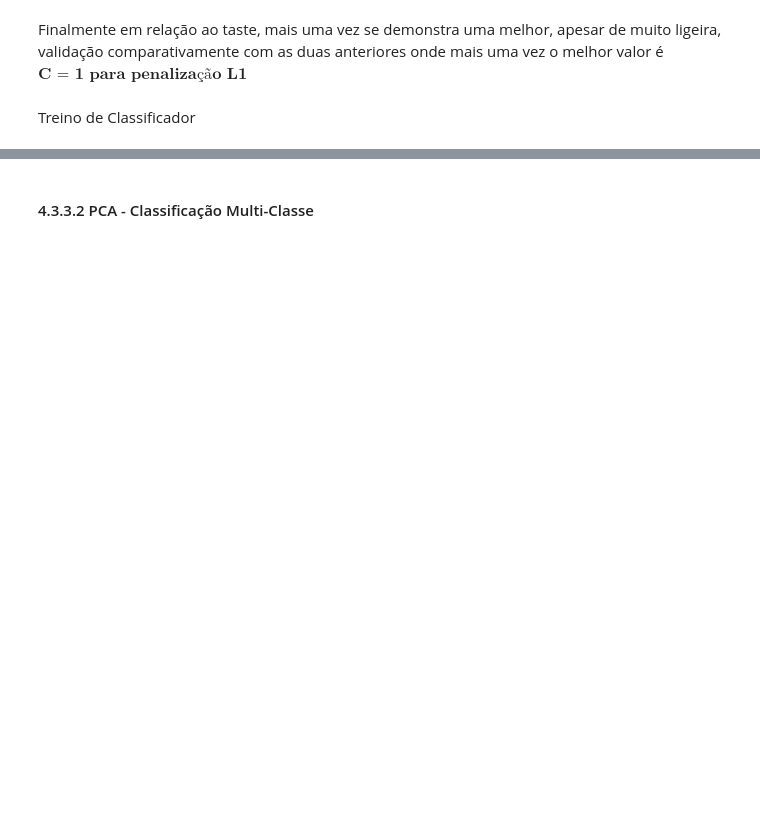
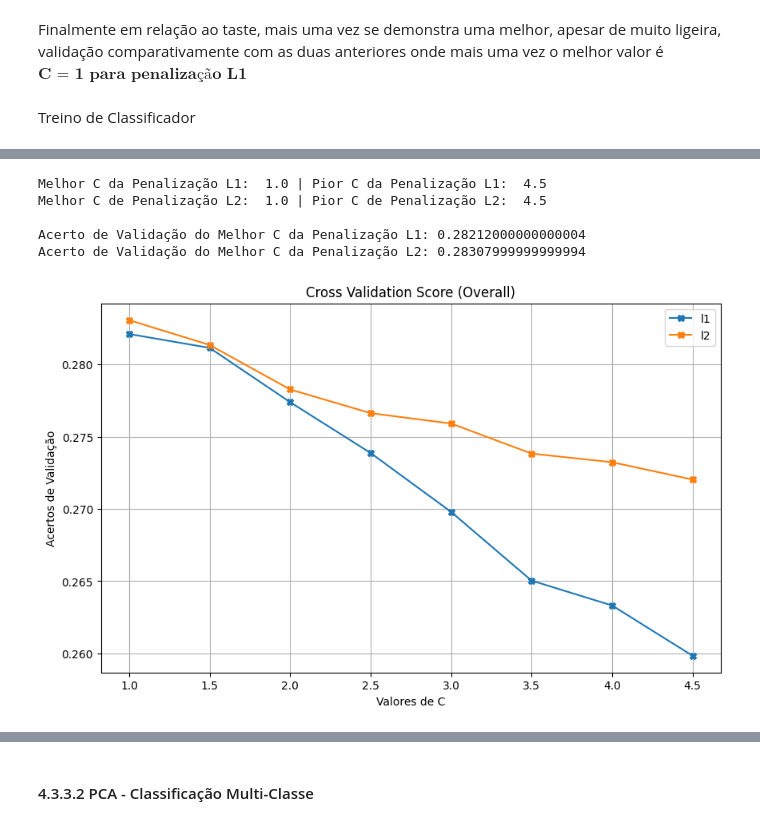
Before and after one commit to DuarteGoncalves04/aa-repo, a Jupyter notebook: Projeto/A46484.ipynb, the cells around one changed output, grey strips where cells are left out. Saved outputs shown, nothing was run; the diff lists cells and outputs as text; code cells hidden in the pictures; blank space fills up the shorter version.

```diff
--- a/Projeto/A46484.ipynb
+++ b/Projeto/A46484.ipynb
@@ -816,0 +885,10 @@ drawConfusionMatrix(CM_tuple)
+# %%
+data = loadFile("Dados/multi/rl/parametrosRegLog_multi_overall")
+crossValidationScore(data,"(Overall)")
+# %% [output]
+Melhor C da Penalização L1:  1.0 | Pior C da Penalização L1:  4.5
+Melhor C de Penalização L2:  1.0 | Pior C de Penalização L2:  4.5
+
+Acerto de Validação do Melhor C da Penalização L1: 0.28212000000000004
+Acerto de Validação do Melhor C da Penalização L2: 0.28307999999999994
+[figure, added]
```
Also changed, not shown: parts of 40 cells of this notebook, 19 other files.
